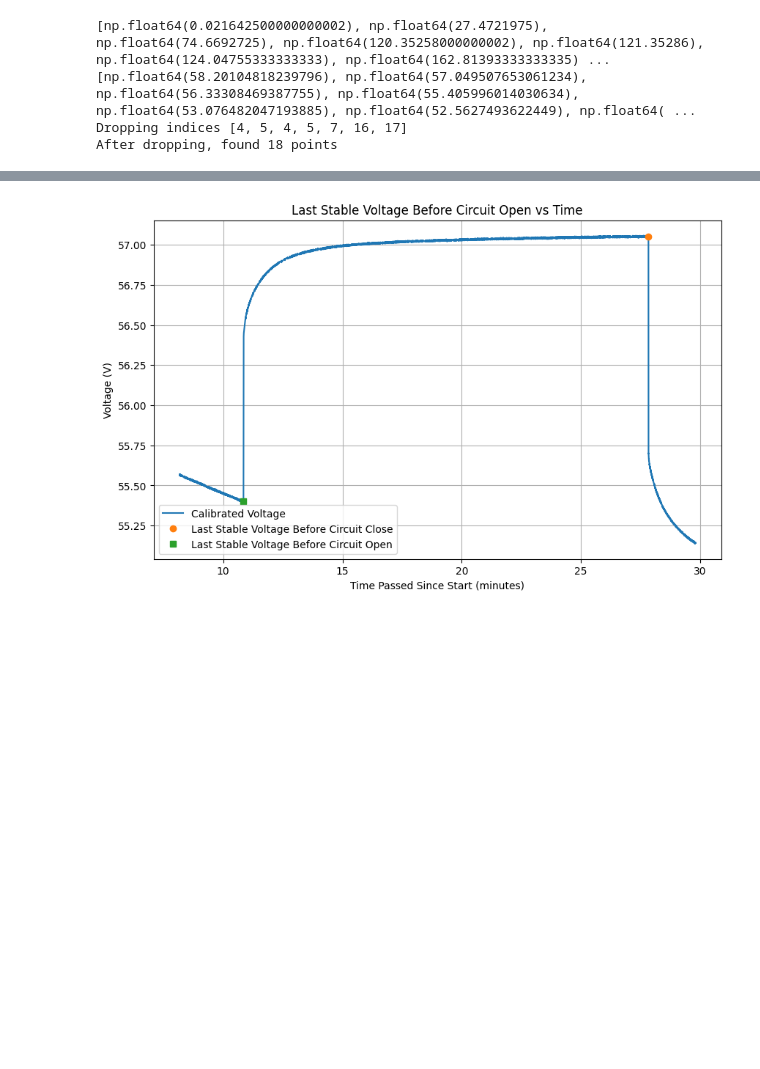
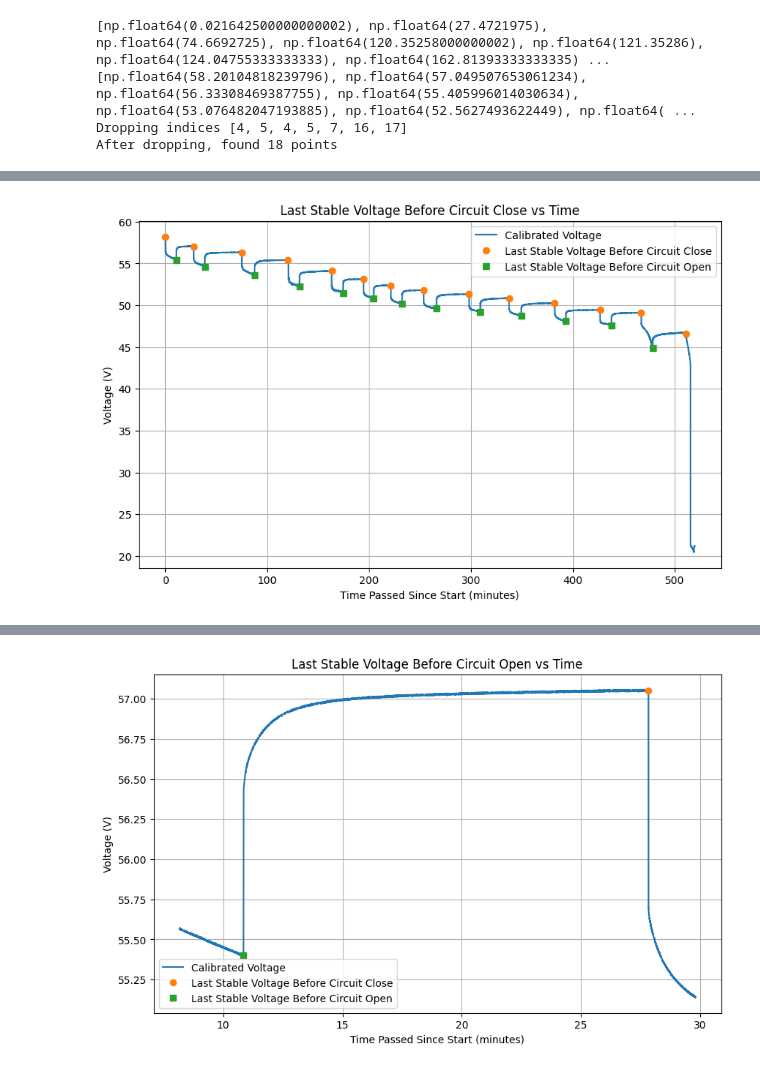
Before and after one commit to Inverated/Proa-II-Electrical-Setup, a Jupyter notebook: Calibration Data 2/Data/calibration_code/2.parser.ipynb, the cells around one changed output, grey strips where cells are left out. Saved outputs shown, nothing was run; the diff lists cells and outputs as text; code cells hidden in the pictures; blank space fills up the shorter version.

```diff
--- a/Calibration Data 2/Data/calibration_code/2.parser.ipynb
+++ b/Calibration Data 2/Data/calibration_code/2.parser.ipynb
@@ -150,2 +166,15 @@ if not is_filtered:
+# %%
+plt.figure(figsize=(10, 6))
+plt.plot(combined_df['Translated Time (minutes)'], combined_df['Calibrated Voltage'], label='Calibrated Voltage')
+plt.plot(last_stable_voltages_before_close['time'], last_stable_voltages_before_close['voltage'], 'o', label='Last Stable Voltage Before Circuit Close')
+plt.plot(last_stable_voltages_before_open['time'], last_stable_voltages_before_open['voltage'], 's', label='Last Stable Voltage Before Circuit Open')
+plt.xlabel('Time Passed Since Start (minutes)')
+plt.ylabel('Voltage (V)')
+plt.title('Last Stable Voltage Before Circuit Close vs Time')
+plt.legend()
+plt.grid()
+plt.show()
+# %% [output]
+[figure, added]
 # %%
 plt.figure(figsize=(10, 6))
```
Also changed, not shown: parts of 9 cells of this notebook, 10 other files.
